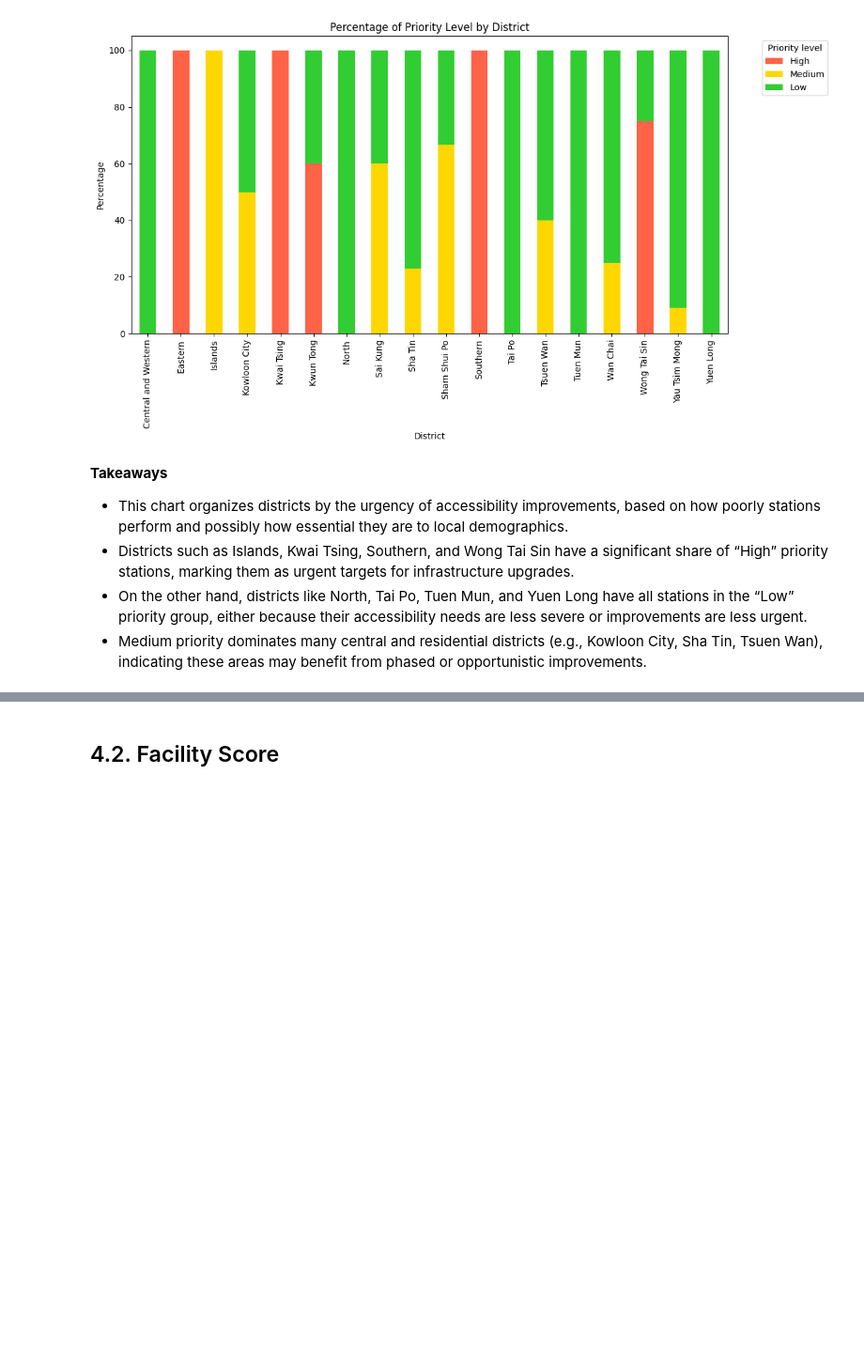
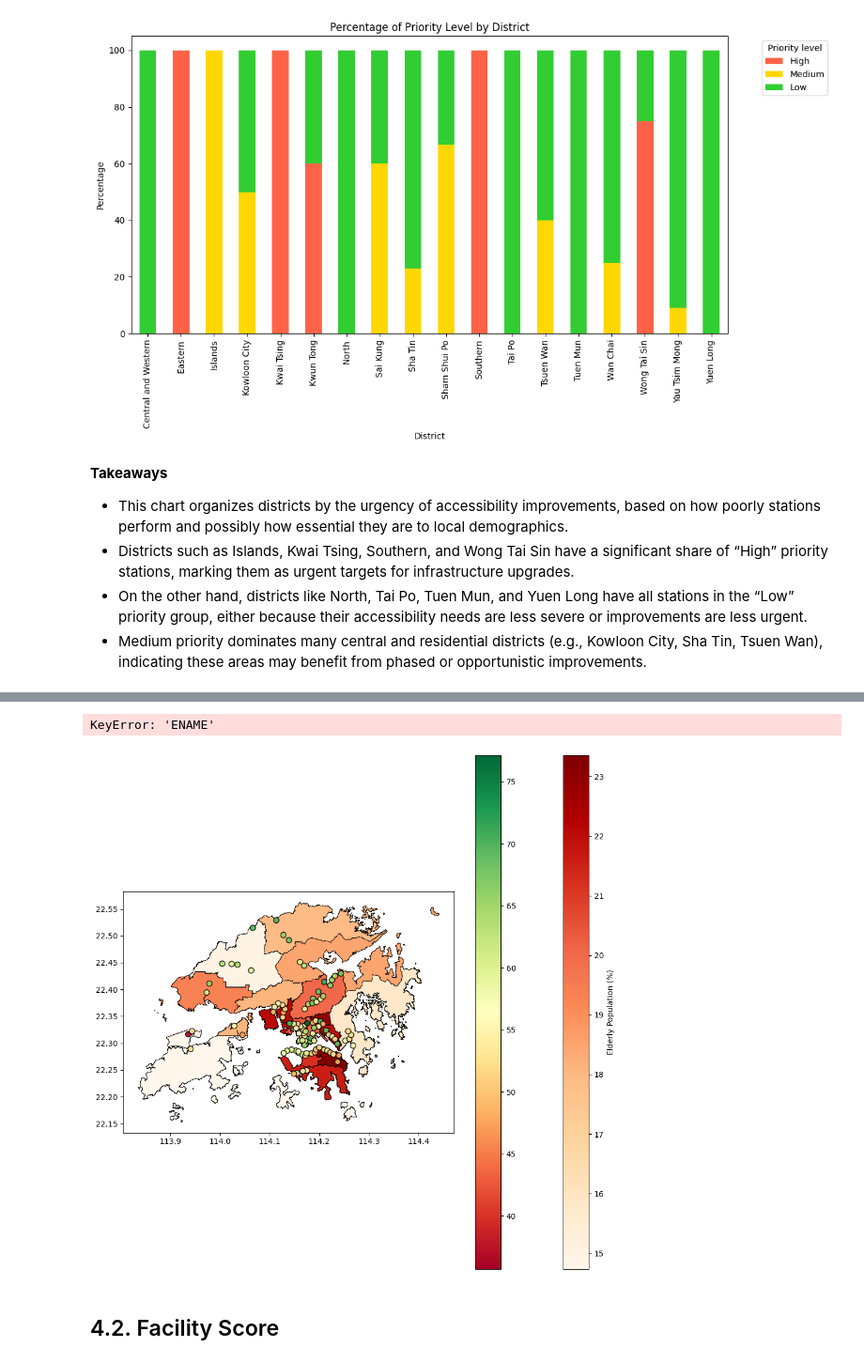
Before and after one commit to linhngo66/MTR-station-accessibility-audit, a Jupyter notebook: data_processing.ipynb, the cells around one changed output, grey strips where cells are left out. Shown at 94% size. Cells and saved outputs as stored; diff of their text form; code cells hidden in the pictures; blank space fills up the shorter version.

Commit message:
change geospatial data source

```diff
--- a/data_processing.ipynb
+++ b/data_processing.ipynb
@@ -1077,0 +1101,17 @@ plt.show()
+# %%
+station_gdf = gpd.GeoDataFrame(
+    station_score,
+    geometry=gpd.points_from_xy(station_score['long'], station_score['lat']),
+    crs="EPSG:4326"  # WGS84
+)
+
+district_gdf = gpd.read_file('data/raw/HKdistrict/HKdistrict18.shp')
+district_gdf = district_gdf.to_crs("EPSG:4326")
+# %%
+# Drop columns
+district_gdf.drop(columns=['CNAME', 'CNAME_S'], inplace=True)
+
+# Rename
+district_gdf.rename(columns={'ENAME': 'area'}, inplace=True)
+district_gdf['area'] = district_gdf['area'].str.title()
+district_gdf
@@ -1078,3 +1136,46 @@ plt.show()
+# %%
+fig, ax = plt.subplots(figsize=(12, 12))
+
+# Plot districts
+district_gdf = district_gdf.merge(station_score[['area', 'old_population_percentage']], on ='area', how='left')
+
+district_gdf.plot(
+    ax=ax,
+    column='old_population_percentage',
+    cmap='OrRd',
+    edgecolor='black',
+    linewidth=0.5,
+    legend=True,
+    legend_kwds={'label': "Elderly Population (%)"},
+    alpha=0.8
+)
+
+# Plot stations
+station_gdf.plot(
+    ax=ax,
+    column='accessibility_index',
+    cmap='RdYlGn',
+    legend=True,
+    markersize=50,
+    alpha=0.9,
+    edgecolor='black'
+)
+
+# Add district labels using centroid
+for idx, row in district_gdf.iterrows():
+    centroid = row['geometry'].centroid
+    ax.text(centroid.x, centroid.y, row['ENAME'],
+            fontsize=9, ha='center', va='center')
+
+plt.title("Hong Kong MTR Accessibility with Districts")
+plt.xlabel("Longitude")
+plt.ylabel("Latitude")
+plt.grid(True)
+plt.tight_layout()
+plt.show()
+# %% [output]
+KeyError: 'ENAME'
+[figure, added]
 # %% [markdown]
 ## 4.2. Facility Score
 # %% [markdown]
```
Also changed, not shown: parts of 11 cells of this notebook, 7 other files.
